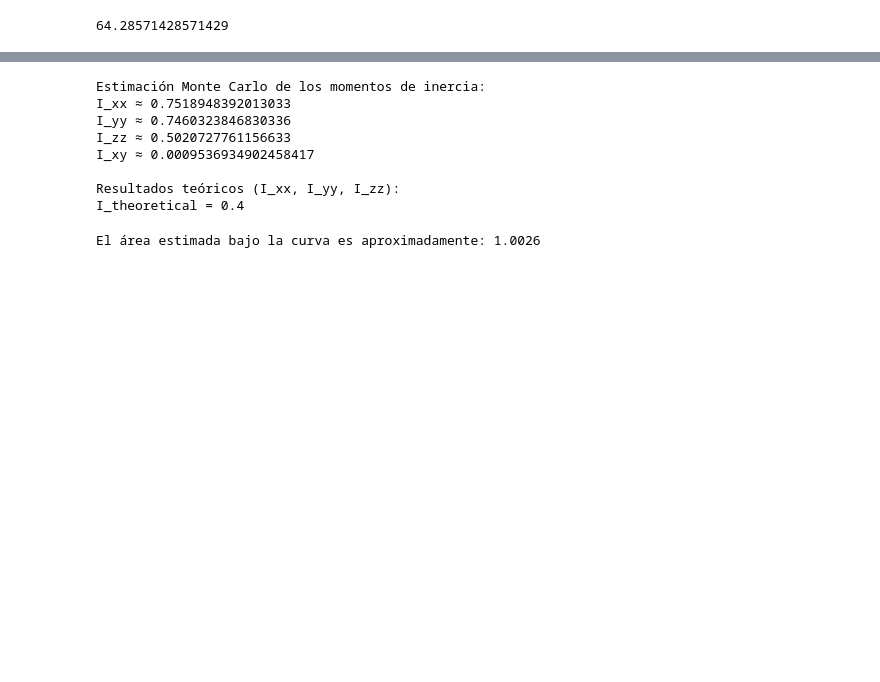
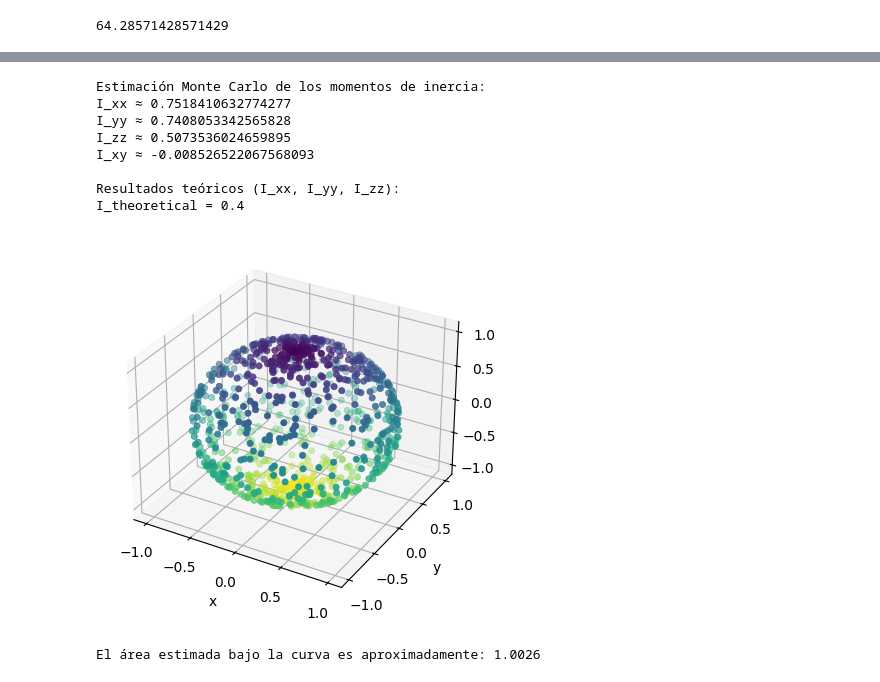
Before and after one commit to GabrielRamirezs/Metodos1_KarenQuevedo_GabrielRamirez, a Jupyter notebook: tarea6.ipynb, the cells around one changed output, grey strips where cells are left out. Saved outputs shown, nothing was run; the diff lists cells and outputs as text; code cells hidden in the pictures; blank space fills up the shorter version.

```diff
--- a/tarea6.ipynb
+++ b/tarea6.ipynb
@@ -497,36 +554,46 @@ corr_X2_X3 = pearson_corr(X2, X3)
 # %%
 #Ejercicios Método de MonteCarlo
 #6
-N = 10000
+N = 1000
 R = 1
 rho = 1
 phi = np.random.uniform(0, 2 * np.pi, N)
 theta = np.random.uniform(0, np.pi, N)
 x = R * np.sin(theta) * np.cos(phi)
 y = R * np.sin(theta) * np.sin(phi)
 z = R * np.cos(theta)
 I_xx = (1 / N) * np.sum(y**2 + z**2)
 I_yy = (1 / N) * np.sum(x**2 + z**2)
 I_zz = (1 / N) * np.sum(x**2 + y**2)
 I_xy = -(1 / N) * np.sum(x * y)
 I_theoretical = 2 / 5 * R**2
 
 print("Estimación Monte Carlo de los momentos de inercia:")
 print(f"I_xx ≈ {I_xx}")
 print(f"I_yy ≈ {I_yy}")
 print(f"I_zz ≈ {I_zz}")
 print(f"I_xy ≈ {I_xy}")
 print("\nResultados teóricos (I_xx, I_yy, I_zz):")
 print(f"I_theoretical = {I_theoretical}")
+
+
+plt.figure()
+ax=plt.axes(projection='3d')
+ax.scatter3D(x, y, z, c=theta,  linewidth=0.5)
+ax.set_xlabel('x')
+ax.set_ylabel('y')
+ax.set_zlabel('z')
+plt.show()
 # %% [output]
 Estimación Monte Carlo de los momentos de inercia:
-I_xx ≈ 0.7518948392013033
-I_yy ≈ 0.7460323846830336
-I_zz ≈ 0.5020727761156633
-I_xy ≈ 0.0009536934902458417
+I_xx ≈ 0.7518410632774277
+I_yy ≈ 0.7408053342565828
+I_zz ≈ 0.5073536024659895
+I_xy ≈ -0.008526522067568093
 
 Resultados teóricos (I_xx, I_yy, I_zz):
 I_theoretical = 0.4
+[figure, added]
 # %%
 #9
 import numpy as np
```
Also changed, not shown: parts of 10 cells of this notebook.
